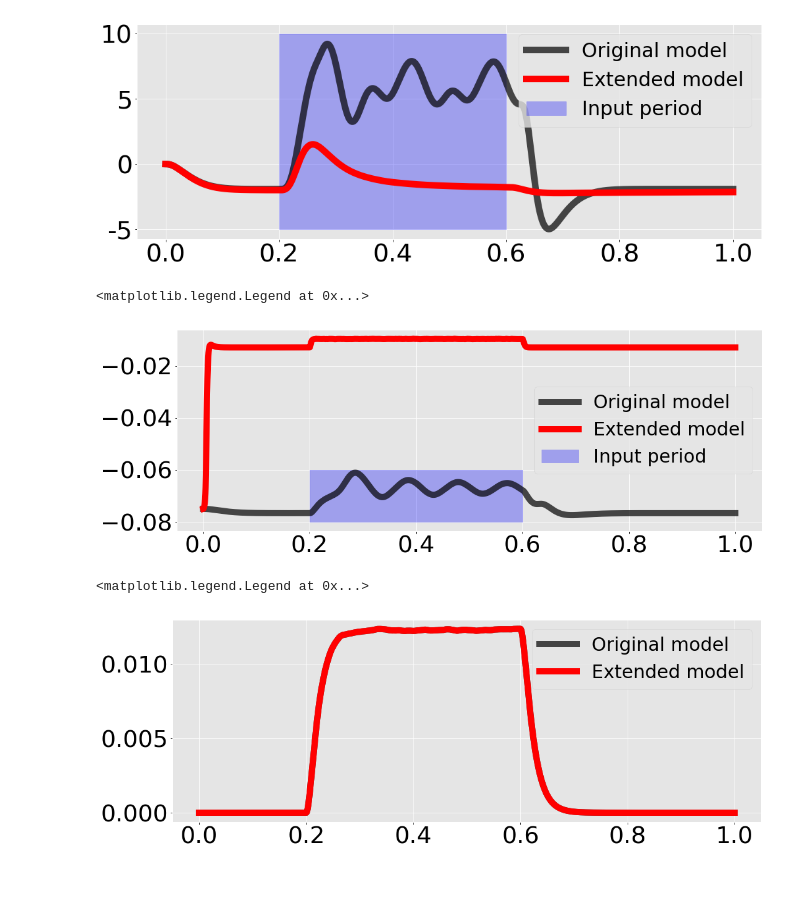
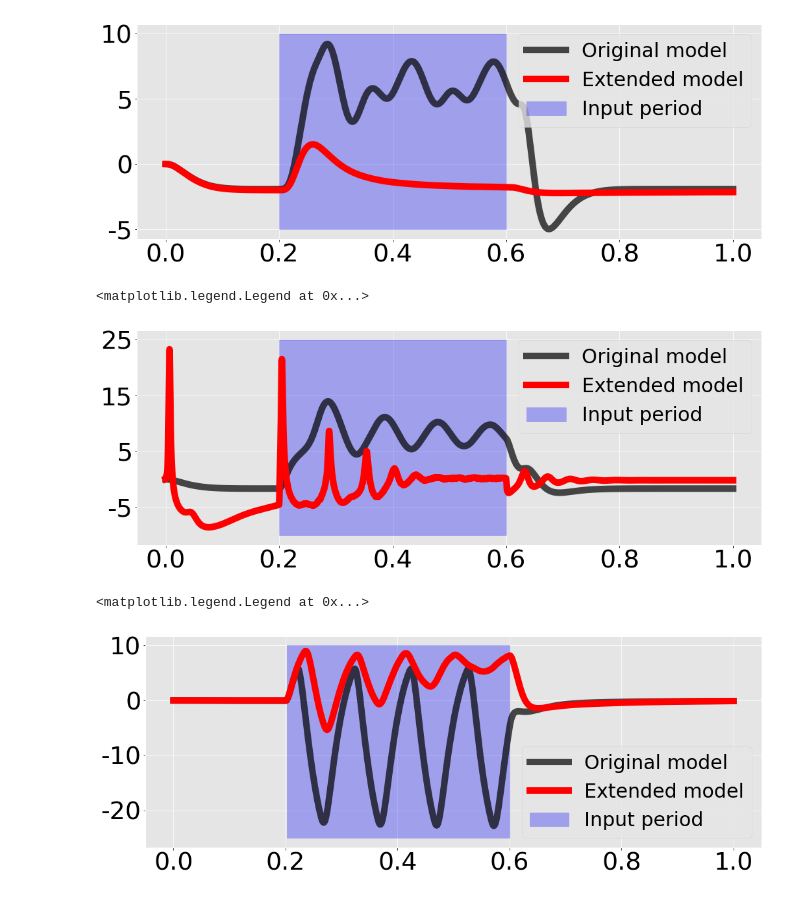
Before and after one commit to pyrates-neuroscience/PyRates, a Jupyter notebook: documentation/PyRates_Manuscript_2018.ipynb, the cells around one changed output. Saved outputs shown, nothing was run; the diff lists cells and outputs as text; code cells hidden in the pictures.

```diff
--- a/documentation/PyRates_Manuscript_2018.ipynb
+++ b/documentation/PyRates_Manuscript_2018.ipynb
@@ -268,10 +268,13 @@ n_synapses = 2
 step_size = 1e-4
 max_synaptic_delay = 0.9
 conductance_based = True
+synapse_params = [dict(), {'efficacy': 4e-11 * 1.358 * 60., 'reversal_potential': -0.085, 'tau_decay': 0.02}]
+resting_potential = -0.075
 
 # instantiate circuits
 jrc = JansenRitLeakyCapacitorCircuit(step_size=step_size, max_synaptic_delay=max_synaptic_delay,
-                                     conductance_based=conductance_based, feedback_strength)
+                                     resting_potential=resting_potential, conductance_based=conductance_based,
+                                     synapse_params=synapse_params)
 jrc_base = JansenRitLeakyCapacitorCircuit(step_size=step_size, max_synaptic_delay=max_synaptic_delay,
                                           conductance_based=False)
 
@@ -287,22 +290,22 @@ jrc_base.run(synaptic_input, simulation_time)
 # %%
 fig, axes = plt.subplots(figsize=(17,6))
 
 axes = jrc_base.plot_population_states([0], create_plot=False, axes=axes)
 axes = jrc.plot_population_states([0], create_plot=False, axes=axes)
 
 steps = np.arange(0, simulation_steps+1)
-axes.fill_between(steps, -0.08, -0.06, where=(steps > 2001) * (steps < 6001), color="blue", alpha=0.3)
+axes.fill_between(steps, -0.085, -0.05, where=(steps > 2001) * (steps < 6001), color="blue", alpha=0.3)
 axes.get_lines()[0].set_color("black")
 axes.get_lines()[1].set_color("red")
 axes.get_lines()[0].set_alpha(0.7)
 axes.set_xticklabels(['0.0', '0.0', '0.2', '0.4', '0.6', '0.8', '1.0'])
-#axes.set_yticklabels(['-5', '-5', '0', '5', '10'])
+axes.set_yticklabels(['-5', '-5', '5', '15', '25'])
 axes.set_xlabel('')
 axes.set_ylabel('')
 plt.legend(['Original model', 'Extended model', 'Input period'])
 # %% [output]
 <matplotlib.legend.Legend at 0x...>
-[figure, old version]
+[figure, new version]
 # %%
 from models.BGTC import Thalamus
 
@@ -347,19 +352,19 @@ th_base.run(synaptic_input, simulation_time)
 # %%
 fig, axes = plt.subplots(figsize=(17,6))
 
+axes = th.plot_population_states([0], create_plot=False, axes=axes)
 axes = th_base.plot_population_states([0], create_plot=False, axes=axes)
-axes = th.plot_population_states([0], create_plot=False, axes=axes)
 
 steps = np.arange(0, simulation_steps+1)
-#axes.fill_between(steps, -0.08, -0.06, where=(steps > 2001) * (steps < 6001), color="blue", alpha=0.3)
+axes.fill_between(steps, -0.025, 0.01, where=(steps > 201) * (steps < 601), color="blue", alpha=0.3)
 axes.get_lines()[0].set_color("black")
 axes.get_lines()[1].set_color("red")
 axes.get_lines()[0].set_alpha(0.7)
 axes.set_xticklabels(['0.0', '0.0', '0.2', '0.4', '0.6', '0.8', '1.0'])
-#axes.set_yticklabels(['-5', '-5', '0', '5', '10'])
+axes.set_yticklabels(['-20', '-20', '-10', '0', '10'])
 axes.set_xlabel('')
 axes.set_ylabel('')
 plt.legend(['Original model', 'Extended model', 'Input period'])
 # %% [output]
 <matplotlib.legend.Legend at 0x...>
-[figure, old version]
+[figure, new version]
```
Also changed, not shown: parts of 3 cells of this notebook, 5 other files.
